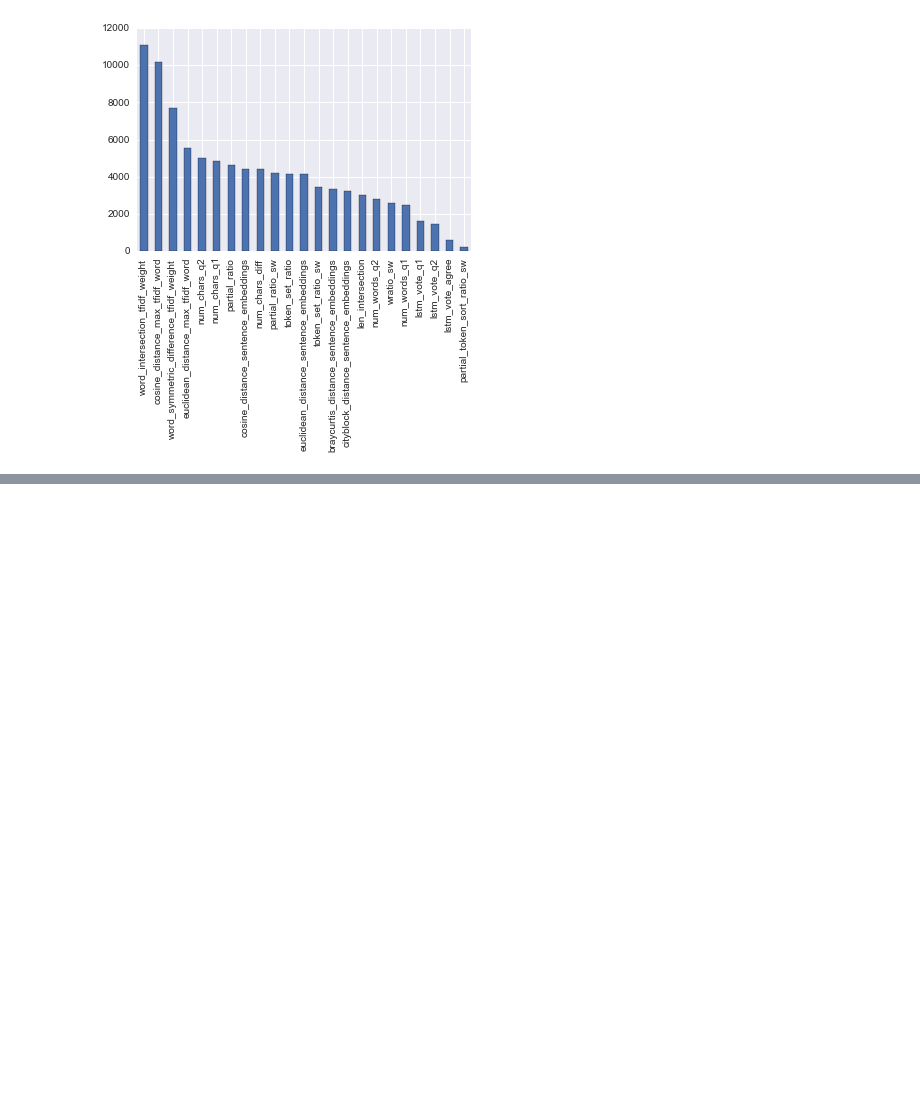
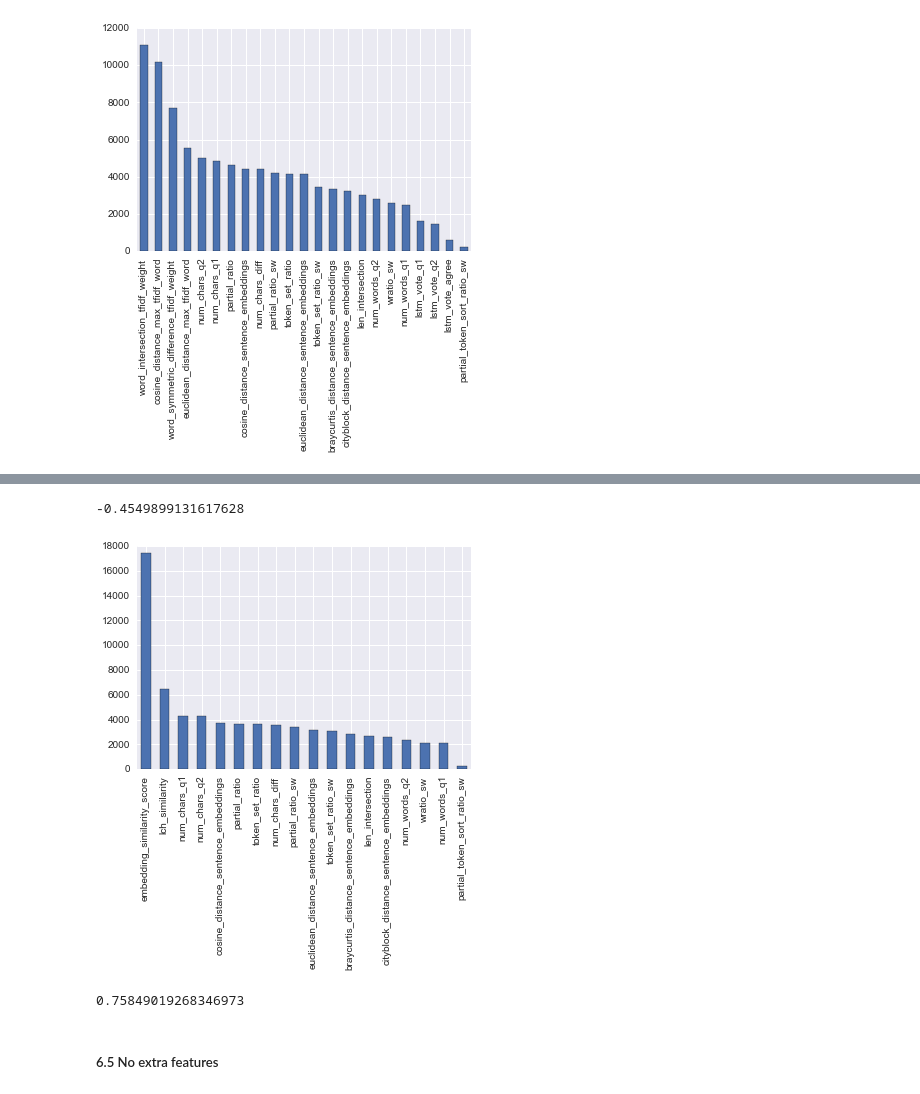
Before and after one commit to tamirbennatan/quora, a Jupyter notebook: xgboost/xgboost_extended_features.ipynb, the cells around one changed output, grey strips where cells are left out. Drawn from its saved outputs; the diff is of its cells as text; code cells hidden in the pictures; blank space fills up the shorter version.

```diff
--- a/xgboost/xgboost_extended_features.ipynb
+++ b/xgboost/xgboost_extended_features.ipynb
@@ -938,0 +1051,8 @@ feature_importance(grid_result_no_sim.best_estimator_)
+# %%
+grid_result_no_tfidf_or_trec.best_score_
+# %% [output]
+-0.4549899131617628
+# %%
+feature_importance(grid_result_no_tfidf_or_trec.best_estimator_)
+# %% [output]
+[figure, added]
@@ -938,0 +1062,6 @@ feature_importance(grid_result_no_sim.best_estimator_)
+# %%
+accuracy_score(y_test, grid_result_no_tfidf_or_trec.predict(X_test[tfidf_and_trec_removed]))
+# %% [output]
+0.75849019268346973
+# %% [markdown]
+##### 6.5 No extra features
```
Also changed, not shown: parts of 32 cells of this notebook, 2 other files.
